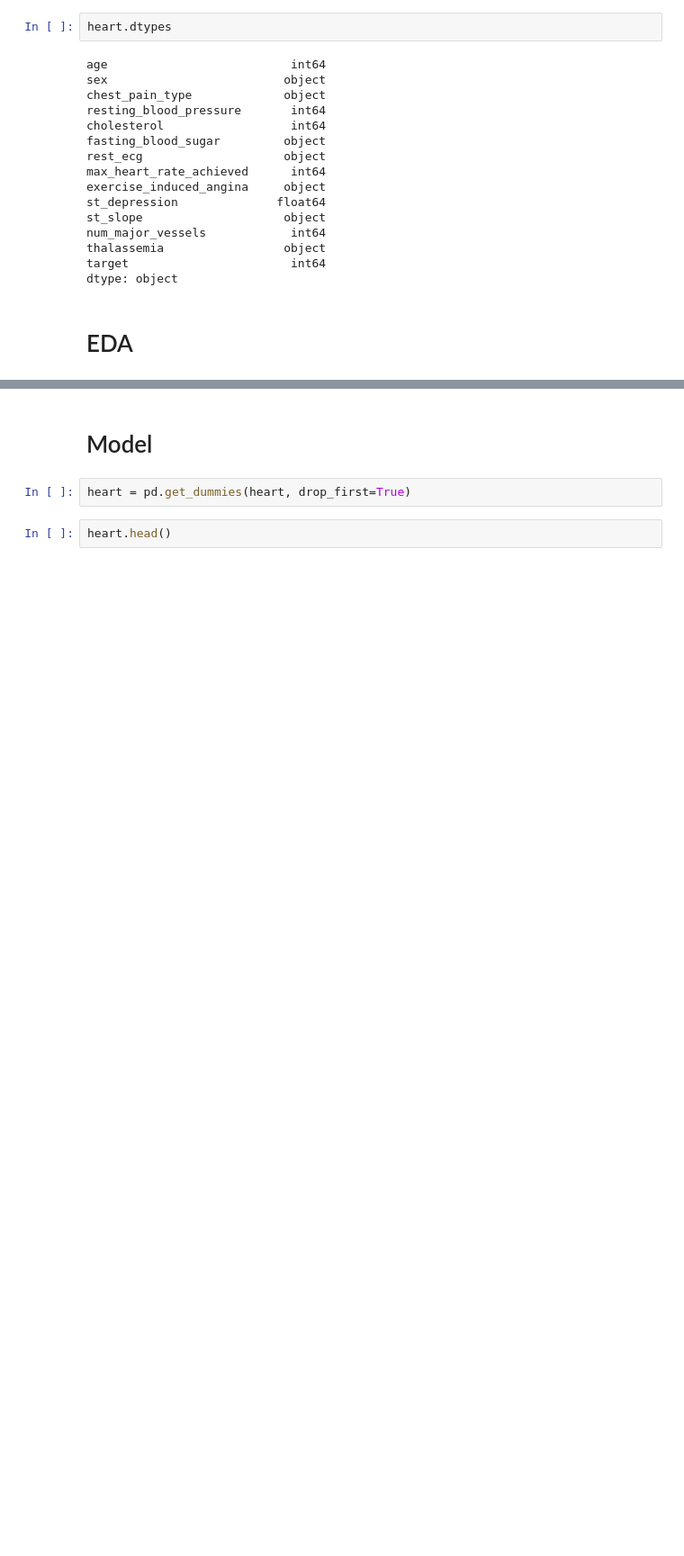
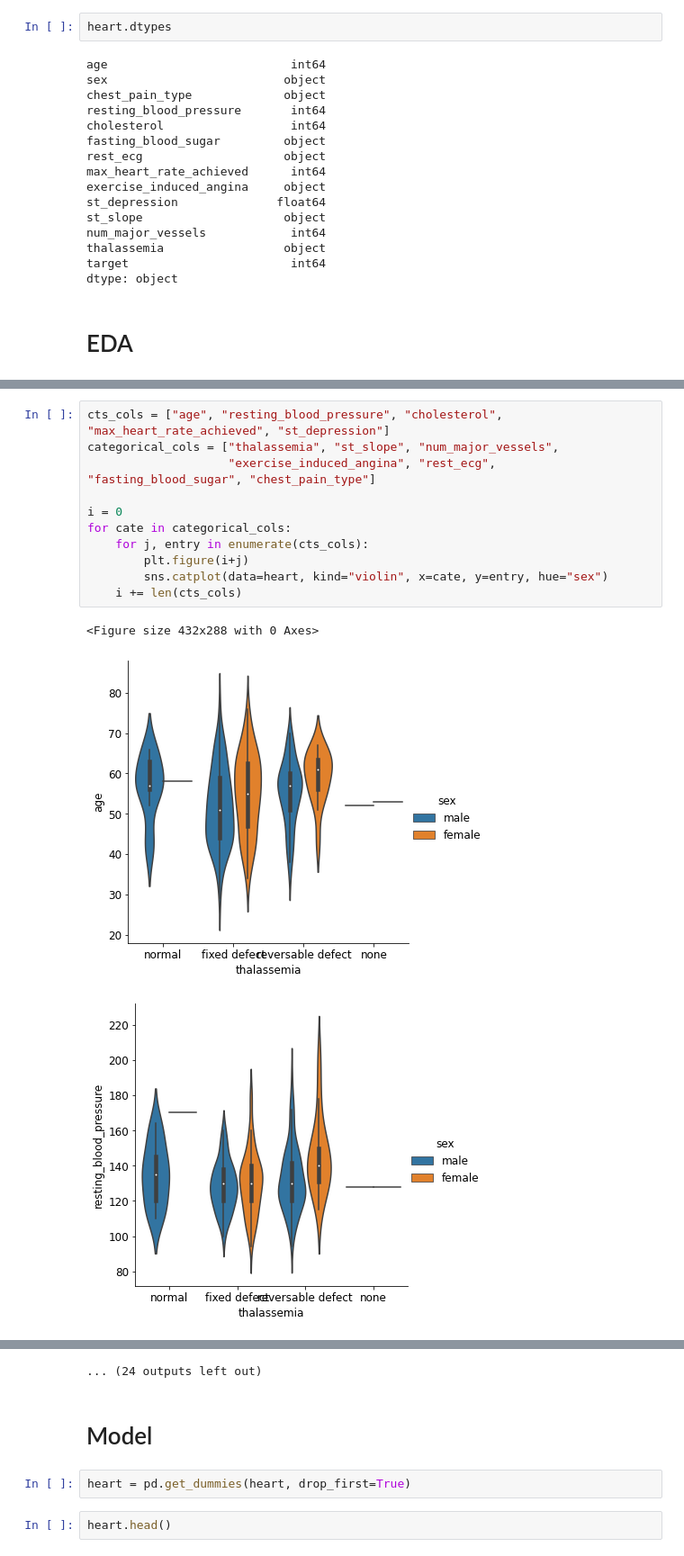
Before and after one commit to nathmart1n/e-commerce-analysis, a Jupyter notebook: main.ipynb, the cells around one changed output, grey strips where cells are left out. Shown at 90% size. Saved outputs shown, nothing was run; the diff lists cells and outputs as text; blank space fills up the shorter version.

Commit message:
Graphs

```diff
--- a/main.ipynb
+++ b/main.ipynb
@@ -191,0 +179,15 @@ target
+# %%
+cts_cols = ["age", "resting_blood_pressure", "cholesterol", "max_heart_rate_achieved", "st_depression"]
+categorical_cols = ["thalassemia", "st_slope", "num_major_vessels",
+                    "exercise_induced_angina", "rest_ecg", "fasting_blood_sugar", "chest_pain_type"]
+
+i = 0
+for cate in categorical_cols:
+    for j, entry in enumerate(cts_cols):
+        plt.figure(i+j)
+        sns.catplot(data=heart, kind="violin", x=cate, y=entry, hue="sex")
+    i += len(cts_cols)
+# %% [output]
+<Figure size 432x288 with 0 Axes>
+[figure, added]
+[figure, added]
@@ -192,3 +203,4 @@ target
+... (24 outputs left out)
 # %% [markdown]
 # Model
 # %%
```
Also changed, not shown: parts of 2 cells of this notebook, 35 other files.
